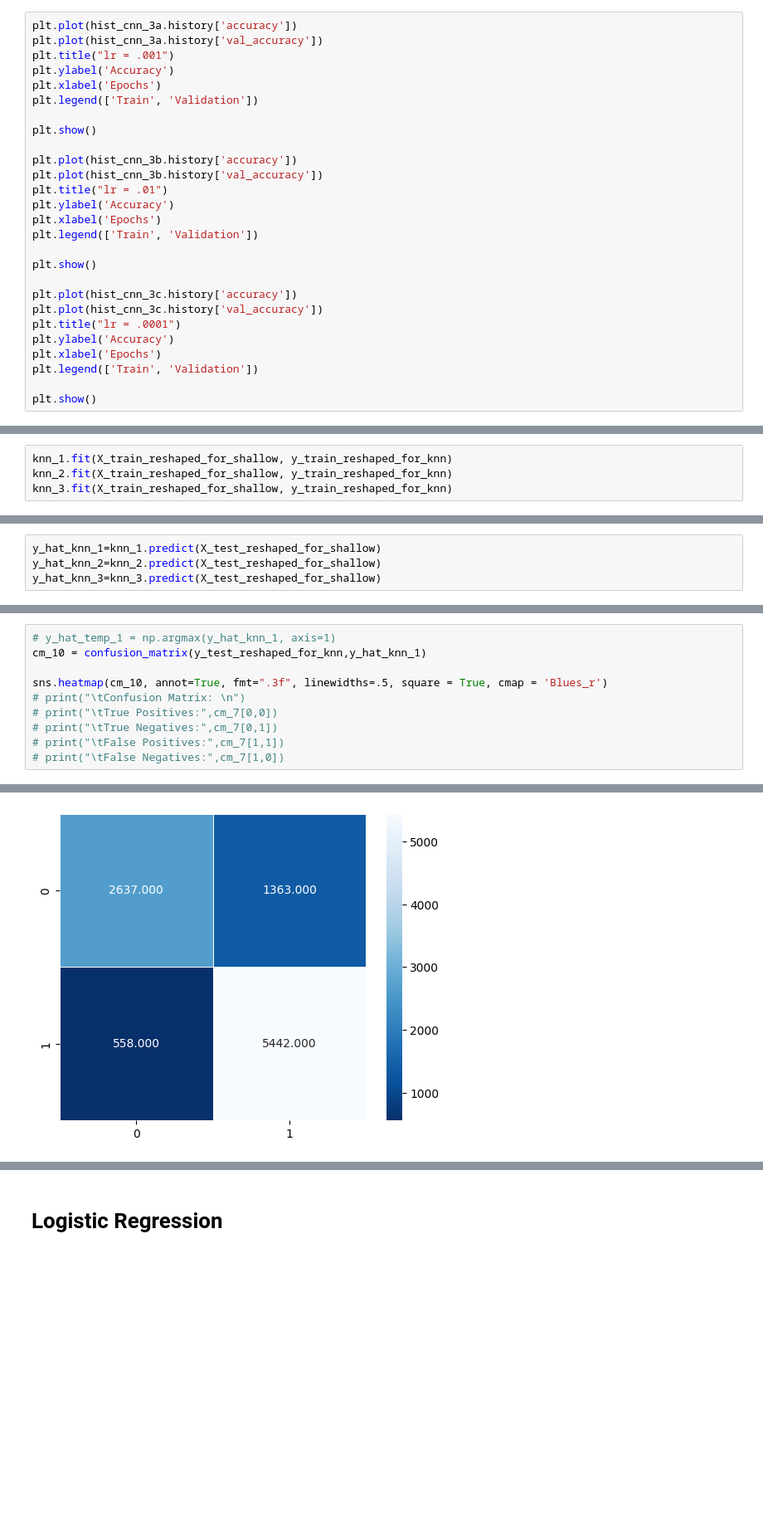
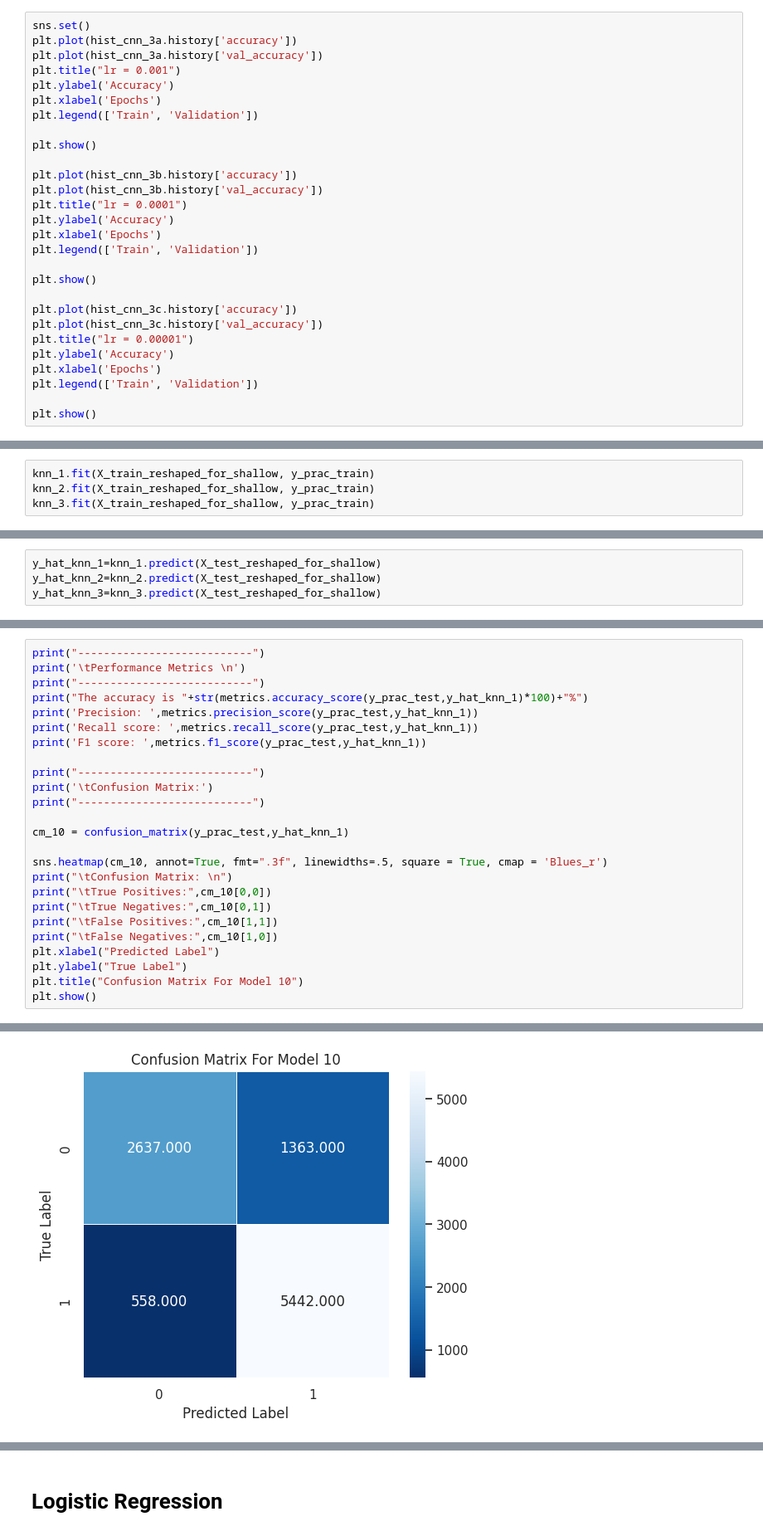
Before and after one commit to s-hashirahmed/cif10, a Jupyter notebook: c10.ipynb, the cells around one changed output, grey strips where cells are left out. Shown at 83% size. Drawn from its saved outputs; the diff is of its cells as text; blank space fills up the shorter version.

```diff
--- a/c10.ipynb
+++ b/c10.ipynb
@@ -683,7 +835,8 @@ Epoch 10/10
 # %%
+sns.set()
 plt.plot(hist_cnn_3a.history['accuracy'])
 plt.plot(hist_cnn_3a.history['val_accuracy'])
-plt.title("lr = .001")
+plt.title("lr = 0.001")
 plt.ylabel('Accuracy')
 plt.xlabel('Epochs')
 plt.legend(['Train', 'Validation'])
@@ -692,7 +845,7 @@ plt.show()
 
 plt.plot(hist_cnn_3b.history['accuracy'])
 plt.plot(hist_cnn_3b.history['val_accuracy'])
-plt.title("lr = .01")
+plt.title("lr = 0.0001")
 plt.ylabel('Accuracy')
 plt.xlabel('Epochs')
 plt.legend(['Train', 'Validation'])
@@ -701,7 +854,7 @@ plt.show()
 
 plt.plot(hist_cnn_3c.history['accuracy'])
 plt.plot(hist_cnn_3c.history['val_accuracy'])
-plt.title("lr = .0001")
+plt.title("lr = 0.00001")
 plt.ylabel('Accuracy')
 plt.xlabel('Epochs')
 plt.legend(['Train', 'Validation'])
@@ -908,7 +1139,7 @@ y_test_reshaped_for_knn = np.argmax(y_test, axis=1)
 # %%
-knn_1.fit(X_train_reshaped_for_shallow, y_train_reshaped_for_knn)
-knn_2.fit(X_train_reshaped_for_shallow, y_train_reshaped_for_knn)
-knn_3.fit(X_train_reshaped_for_shallow, y_train_reshaped_for_knn)
+knn_1.fit(X_train_reshaped_for_shallow, y_prac_train)
+knn_2.fit(X_train_reshaped_for_shallow, y_prac_train)
+knn_3.fit(X_train_reshaped_for_shallow, y_prac_train)
 # %% [output]
 KNeighborsClassifier(n_neighbors=13)
 # %%
@@ -974,11 +1149,26 @@ y_test_reshaped_for_knn[284]
 # %%
-# y_hat_temp_1 = np.argmax(y_hat_knn_1, axis=1)
-cm_10 = confusion_matrix(y_test_reshaped_for_knn,y_hat_knn_1)
+print("---------------------------")
+print('\tPerformance Metrics \n')
+print("---------------------------")
+print("The accuracy is "+str(metrics.accuracy_score(y_prac_test,y_hat_knn_1)*100)+"%")
+print('Precision: ',metrics.precision_score(y_prac_test,y_hat_knn_1))
+print('Recall score: ',metrics.recall_score(y_prac_test,y_hat_knn_1))
+print('F1 score: ',metrics.f1_score(y_prac_test,y_hat_knn_1))
+
+print("---------------------------")
+print('\tConfusion Matrix:')
+print("---------------------------")
+
+cm_10 = confusion_matrix(y_prac_test,y_hat_knn_1)
 
 sns.heatmap(cm_10, annot=True, fmt=".3f", linewidths=.5, square = True, cmap = 'Blues_r')
-# print("\tConfusion Matrix: \n")
-# print("\tTrue Positives:",cm_7[0,0])
-# print("\tTrue Negatives:",cm_7[0,1])
-# print("\tFalse Positives:",cm_7[1,1])
-# print("\tFalse Negatives:",cm_7[1,0])
+print("\tConfusion Matrix: \n")
+print("\tTrue Positives:",cm_10[0,0])
+print("\tTrue Negatives:",cm_10[0,1])
+print("\tFalse Positives:",cm_10[1,1])
+print("\tFalse Negatives:",cm_10[1,0])
+plt.xlabel("Predicted Label")
+plt.ylabel("True Label")
+plt.title("Confusion Matrix For Model 10")
+plt.show()
 # %% [output]
@@ -986 +1192 @@ sns.heatmap(cm_10, annot=True, fmt=".3f", linewidths=.5, square = True, cmap = '
-[figure, old version]
+[figure, new version]
```
Also changed, not shown: parts of 113 cells of this notebook.
